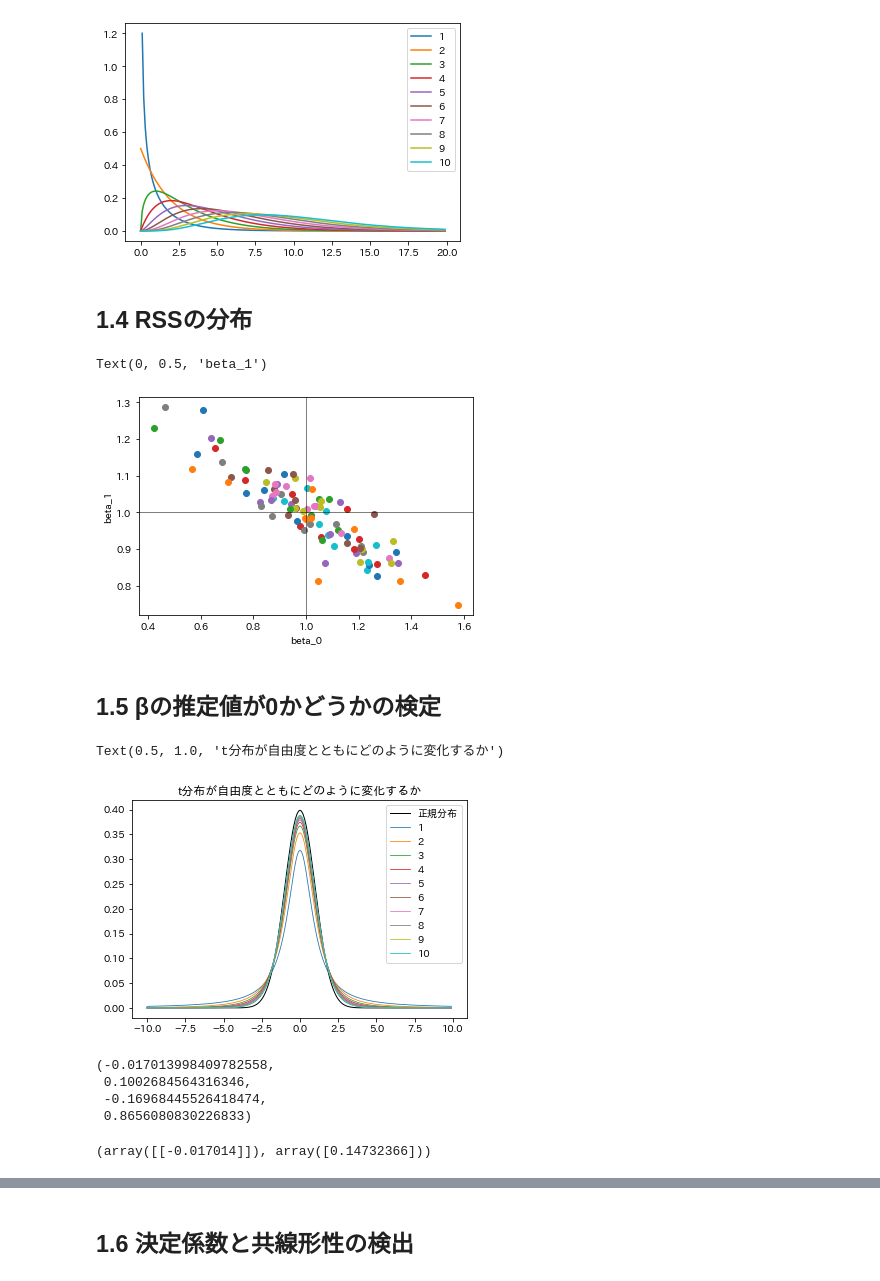
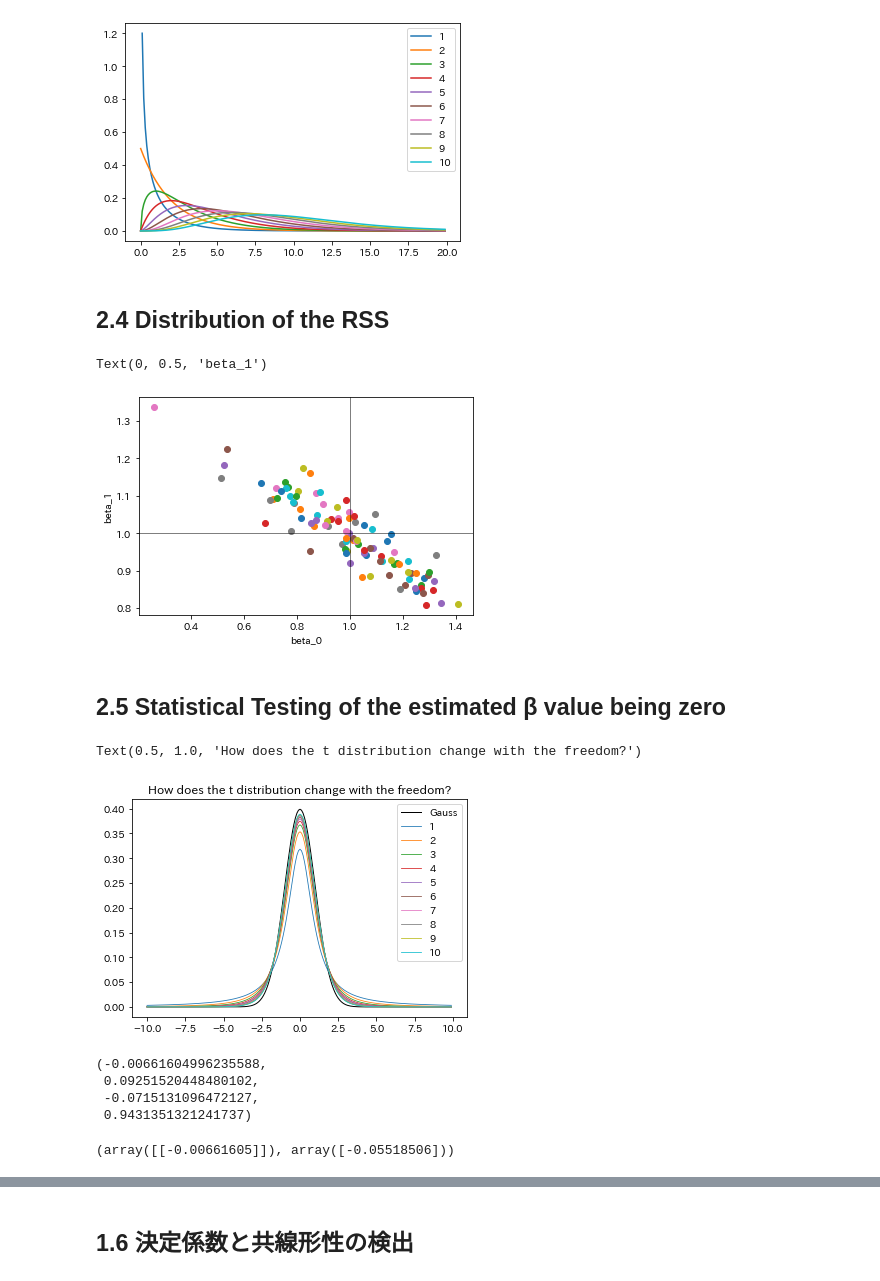
Before and after one commit to prof-joe/SLMP, a Jupyter notebook: 2-1.ipynb, the cells around one changed output, grey strips where cells are left out. Saved outputs shown, nothing was run; the diff lists cells and outputs as text; code cells hidden in the pictures.

```diff
--- a/2-1.ipynb
+++ b/2-1.ipynb
@@ -62,36 +58,36 @@ plt.legend(loc='upper right')
 # %% [output]
 <matplotlib.legend.Legend at 0x...>
 [figure]
-# %% [markdown]
-## 1.4  RSSの分布
+# %% [markdown]
+## 2.4  Distribution of the RSS
 # %%
-N=100; p=1
+n=100; p=1
 iter_num=100
 for i in range(iter_num):
-    x=randn(n)+2  # 平均・標準偏差・サイズ
+    x=randn(n)+2  # mean, standard deviation, and size
     e=randn (n)
     y=x+1+e
     b_1,b_0=min_sq(x,y)
     plt.scatter(b_0,b_1)
 plt.axhline(y=1.0,c="black",linewidth=0.5)
 plt.axvline(x=1.0,c="black",linewidth=0.5)
 plt.xlabel('beta_0')
 plt.ylabel('beta_1')
 # %% [output]
 Text(0, 0.5, 'beta_1')
-[figure, old version]
+[figure, new version]
-# %% [markdown]
-## 1.5 βの推定値が0かどうかの検定
+# %% [markdown]
+## 2.5 Statistical Testing of the estimated β value being zero
 # %%
 x=np.arange(-10,10,0.1)
-plt.plot(x,stats.norm.pdf(x,0,1),label="正規分布",c="black",linewidth=1)
+plt.plot(x,stats.norm.pdf(x,0,1),label="Gauss",c="black",linewidth=1)
 for i in range(1,11):
     plt.plot(x,stats.t.pdf(x, i),label='{}'.format(i),linewidth=0.8)
 plt.legend(loc='upper right')
-plt.title("t分布が自由度とともにどのように変化するか")
+plt.title("How does the t distribution change with the freedom?")
 # %% [output]
-Text(0.5, 1.0, 't分布が自由度とともにどのように変化するか')
+Text(0.5, 1.0, 'How does the t distribution change with the freedom?')
-[figure, old version]
+[figure, new version]
 # %%
 N=100
 x=randn(N);y=randn(N)
@@ -106,22 +102,22 @@ t_0=beta_0/se_0
 t_1=beta_1/se_1
 p_0=2*(1-stats.t.cdf(np.abs(t_0),N-2))
 p_1=2*(1-stats.t.cdf(np.abs(t_1),N-2))
-beta_0,se_0,t_0,p_0 # 切片
-beta_1,se_1,t_1,p_1 # 回帰係数
+beta_0,se_0,t_0,p_0 # intercept
+beta_1,se_1,t_1,p_1 # coefficients
 # %% [output]
-(-0.017013998409782558,
- 0.1002684564316346,
- -0.16968445526418474,
- 0.8656080830226833)
+(-0.00661604996235588,
+ 0.09251520448480102,
+ -0.0715131096472127,
+ 0.9431351321241737)
 # %%
 from sklearn import linear_model
 reg = linear_model.LinearRegression()
-x=x.reshape(-1,1) # sklearnでは配列のサイズを明示する必要がある
-y=y.reshape(-1,1) # 片方の次元を設定し, もう片方を-1にすると自動でしてくれる
-reg.fit(x, y) # 実行
-reg.coef_ ,reg.intercept_  # 回帰係数 beta_1, 切片 beta_0
+x=x.reshape(-1,1) # the array size should be made clear in sklearn.
+y=y.reshape(-1,1) # if we set one dimension, the other is automatically set when the other size is -1
+reg.fit(x, y) # Execute
+reg.coef_ ,reg.intercept_  # coefficients beta_1, intercept beta_0
 # %% [output]
-(array([[-0.017014]]), array([0.14732366]))
+(array([[-0.00661605]]), array([-0.05518506]))
 # %%
 import statsmodels.api as sm
 X= np.insert(x, 0, 1, axis=1)
```
Also changed, not shown: parts of 17 cells of this notebook, 8 other files.
